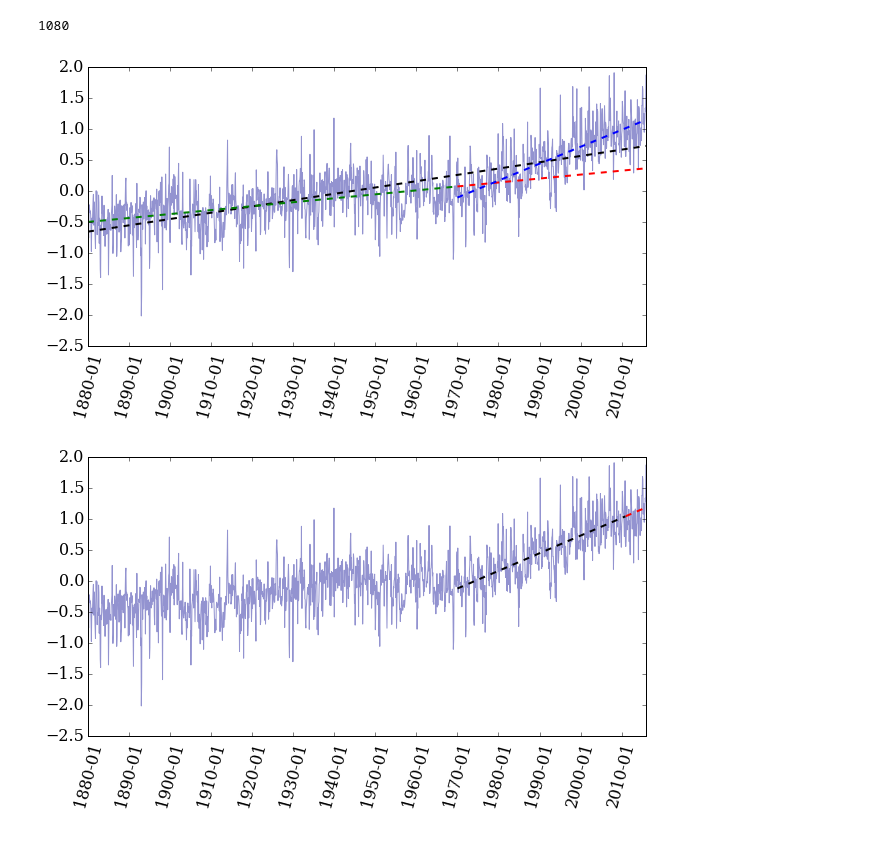
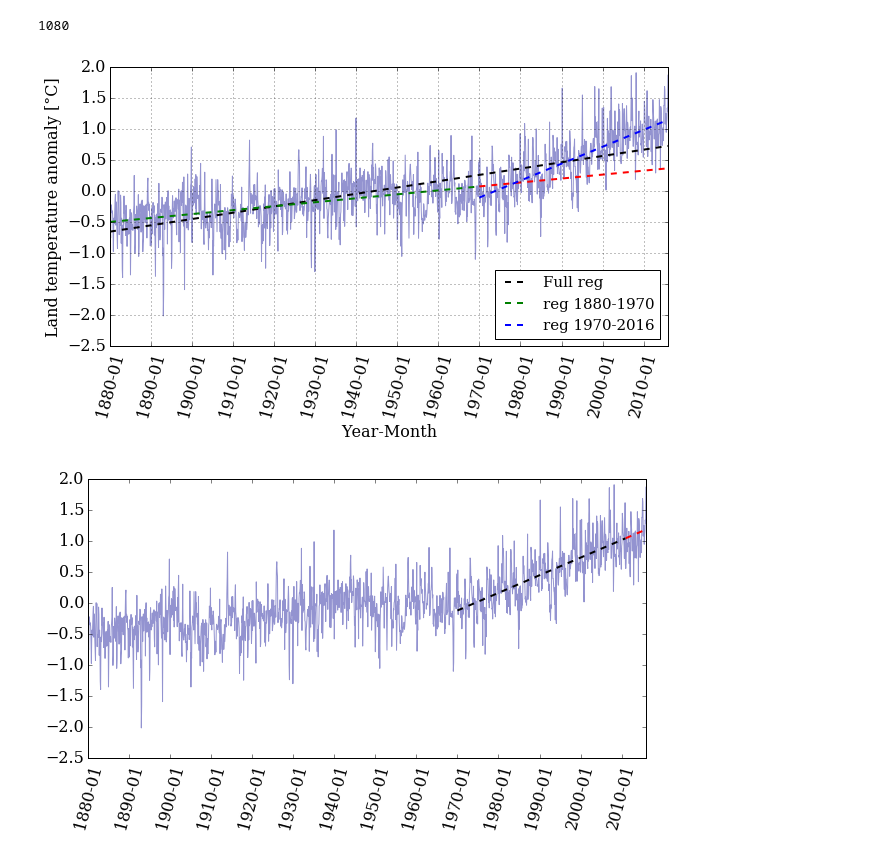
Before and after one commit to barbagroup/essential_skills_RRC, a Jupyter notebook: the_python_scientific_stack.ipynb, the cells around one changed output. Cells and saved outputs as stored; diff of their text form; code cells hidden in the pictures.

Commit message:
polishing some plots

```diff
--- a/the_python_scientific_stack.ipynb
+++ b/the_python_scientific_stack.ipynb
@@ -491,14 +487,18 @@ f_cut = numpy.poly1d((m_cut,b_cut))
 # %%
 pyplot.figure(figsize=(10, 5))
 
 pyplot.xticks(dummy[::12*10], date[::12*10] , rotation=75)
 pyplot.plot(dummy,T_land[:,1], color='#2929a3', ls='-', lw=1, alpha=0.5)
-pyplot.plot(dummy, f_linear(dummy), 'k--', linewidth=2);
-pyplot.plot(x_cut_a, f_cut_a(x_cut_a), 'g--', linewidth=2)
+pyplot.plot(dummy, f_linear(dummy), 'k--', linewidth=2, label = 'Full reg');
+pyplot.plot(x_cut_a, f_cut_a(x_cut_a), 'g--', linewidth=2, label = 'reg 1880-1970')
 pyplot.plot(x_cut, f_cut_a(x_cut), 'r--', linewidth=2)
-pyplot.plot(x_cut, f_cut(x_cut), 'b--', linewidth=2);
+pyplot.plot(x_cut, f_cut(x_cut), 'b--', linewidth=2, label = 'reg 1970-2016')
+pyplot.xlabel('Year-Month')
+pyplot.ylabel('Land temperature anomaly [°C]')
+pyplot.legend(loc='best', ncol=1, fontsize=15)
+pyplot.grid();
 # %% [output]
-[figure, old version]
+[figure, new version]
 # %%
 def regression_range(start_date, end_date, date_array, x, T):
     """
```
Also changed, not shown: parts of 4 cells of this notebook.
